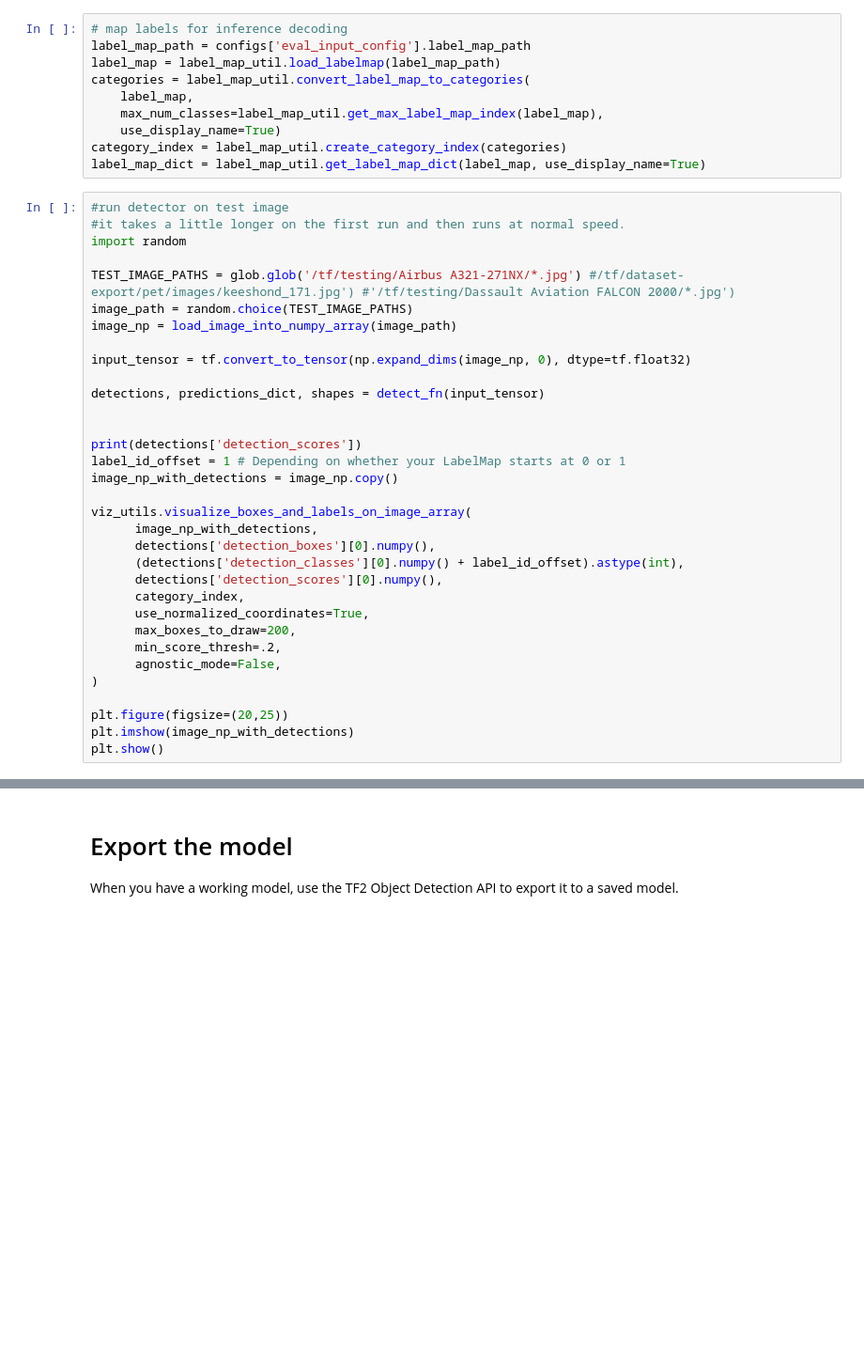
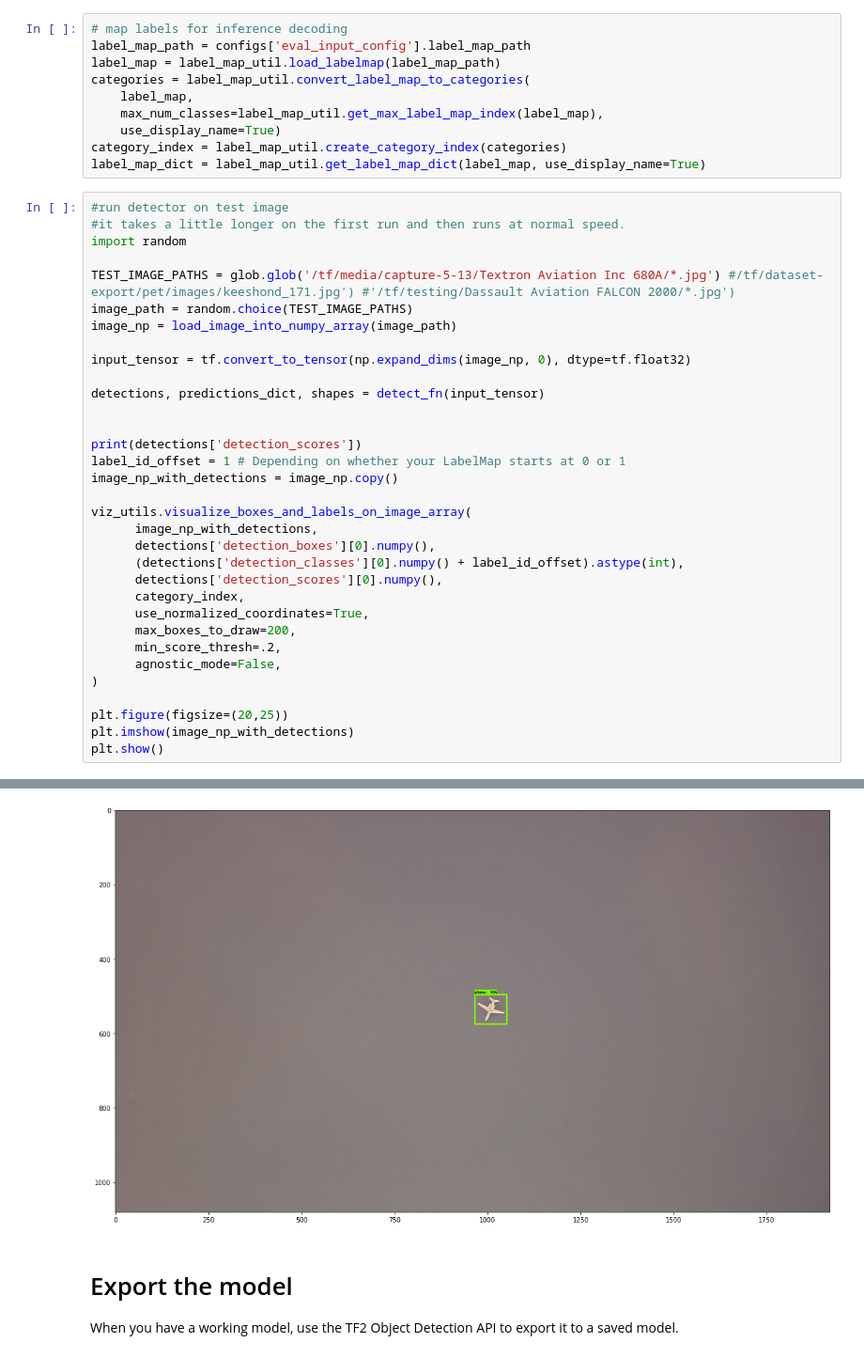
Before and after one commit to IQTLabs/SkyScan, a Jupyter notebook: ml-model/notebooks/Train Plane Detection Model.ipynb, the cells around one changed output, grey strips where cells are left out. Shown at 94% size. Drawn from its saved outputs; the diff is of its cells as text; blank space fills up the shorter version.

```diff
--- a/ml-model/notebooks/Train Plane Detection Model.ipynb
+++ b/ml-model/notebooks/Train Plane Detection Model.ipynb
@@ -427,7 +552,7 @@ label_map_dict = label_map_util.get_label_map_dict(label_map, use_display_name=T
 #it takes a little longer on the first run and then runs at normal speed.
 import random
 
-TEST_IMAGE_PATHS = glob.glob('/tf/testing/Airbus A321-271NX/*.jpg') #/tf/dataset-export/pet/images/keeshond_171.jpg') #'/tf/testing/Dassault Aviation FALCON 2000/*.jpg')
+TEST_IMAGE_PATHS = glob.glob('/tf/media/capture-5-13/Textron Aviation Inc 680A/*.jpg') #/tf/dataset-export/pet/images/keeshond_171.jpg') #'/tf/testing/Dassault Aviation FALCON 2000/*.jpg')
 image_path = random.choice(TEST_IMAGE_PATHS)
 image_np = load_image_into_numpy_array(image_path)
 
@@ -455,3 +580,4 @@ viz_utils.visualize_boxes_and_labels_on_image_array(
 plt.figure(figsize=(20,25))
 plt.imshow(image_np_with_detections)
 plt.show()
+# %% [output]
@@ -458,3 +602,4 @@ plt.show()
+[figure, added]
 # %% [markdown]
 # Export the model
 When you have a working model, use the TF2 Object Detection API to export it to a saved model.
```
Also changed, not shown: parts of 25 cells of this notebook.
